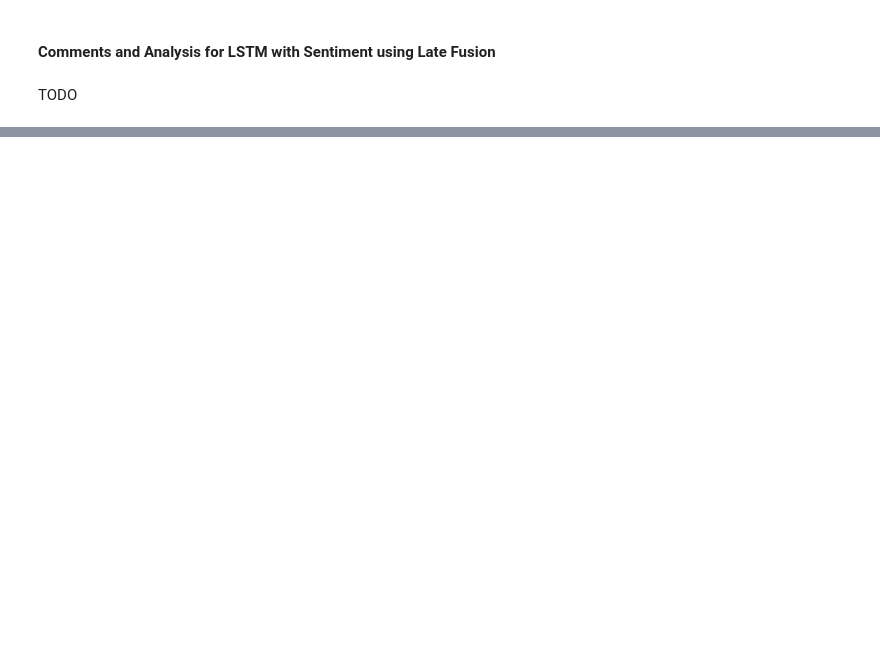
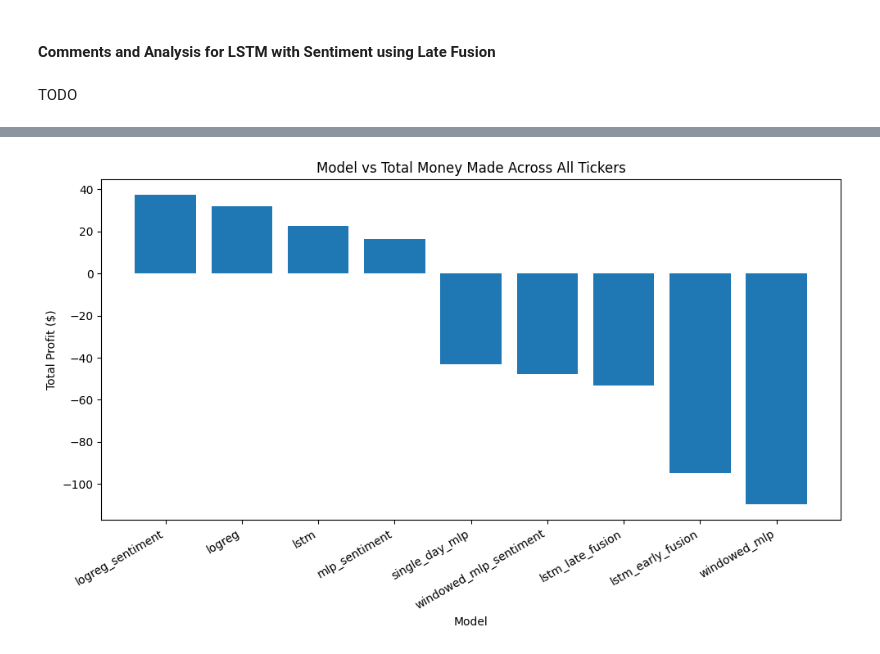
Before and after one commit to adamcbooth/stx-ml, a Jupyter notebook: src/main.ipynb, the cells around one changed output, grey strips where cells are left out. Saved outputs shown, nothing was run; the diff lists cells and outputs as text; code cells hidden in the pictures; blank space fills up the shorter version.

Commit message:
added visualizations

```diff
--- a/src/main.ipynb
+++ b/src/main.ipynb
@@ -1,2 +1,8 @@
 # %% [markdown]
 # Algorithms
+# %%
+# Used to store values needed during visualizations
+
+all_predictions = {}
+all_metrics = []
+all_trading = []
@@ -1893,0 +2577,24 @@ TODO
+# %%
+# Total profit by model across all tickers
+
+import pandas as pd
+import matplotlib.pyplot as plt
+
+trading_df = pd.DataFrame(all_trading)
+
+profit_by_model = (
+    trading_df.groupby("model", as_index=False)["profit_model"]
+    .sum()
+    .sort_values("profit_model", ascending=False)
+)
+
+plt.figure(figsize=(10, 6))
+plt.bar(profit_by_model["model"], profit_by_model["profit_model"])
+plt.xlabel("Model")
+plt.ylabel("Total Profit ($)")
+plt.title("Model vs Total Money Made Across All Tickers")
+plt.xticks(rotation=30, ha="right")
+plt.tight_layout()
+plt.show()
+# %% [output]
+[figure, added]
```
Also changed, not shown: parts of 15 cells of this notebook.
